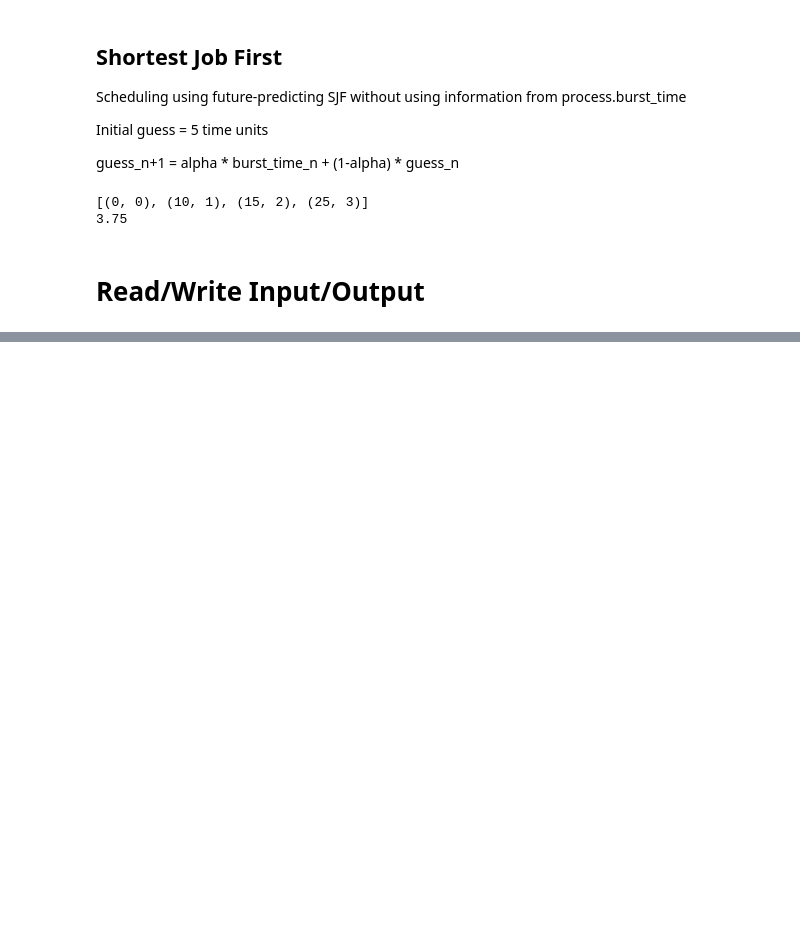
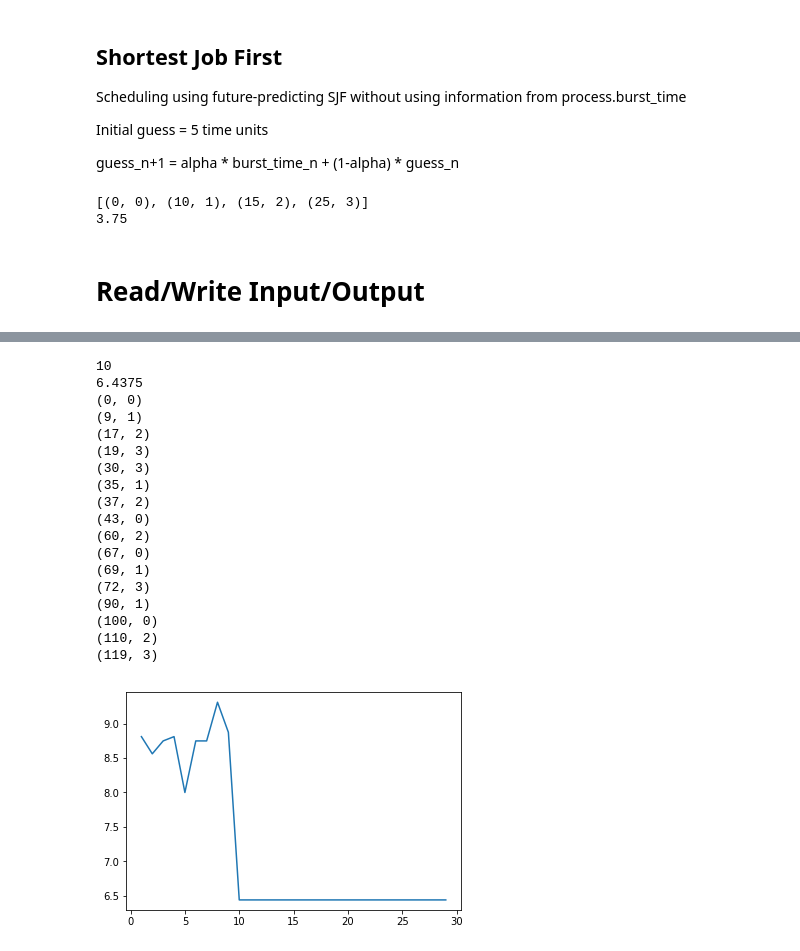
Before and after one commit to ackoroa/process_scheduling, a Jupyter notebook: process_scheduling.ipynb, the cells around one changed output, grey strips where cells are left out. Drawn from its saved outputs; the diff is of its cells as text; code cells hidden in the pictures; blank space fills up the shorter version.

```diff
--- a/process_scheduling.ipynb
+++ b/process_scheduling.ipynb
@@ -97,7 +103,7 @@ def RR_scheduling(process_list, time_quantum ):
             current_process = process_list[0]
             process_list = process_list[1:]
             current_time = current_process.arrive_time
-            schedule.append((current_time, current_process.id, 0))
+            schedule.append((current_time, current_process.id))
         else:
             # RR process queue
             prev_process = current_process
@@ -105,7 +111,7 @@ def RR_scheduling(process_list, time_quantum ):
             if current_process.id != prev_process.id:
                 prev_process.wait_start_time = current_time
                 waiting_time = waiting_time + current_time - current_process.wait_start_time
-                schedule.append((current_time, current_process.id, current_time - current_process.wait_start_time))
+                schedule.append((current_time, current_process.id))
 
         # If process finish early reclaim time, otherwise preempt at quanta
         process_time = min(
@@ -320,0 +339,39 @@ simulating SJF ----
+# %%
+q_range = range(1, 30)
+
+RR_avg_waiting_times = []
+min_avg_time = 10000000
+opt_q = -1
+opt_schedule = []
+for Q in q_range:
+    schedule, avg_waiting_time =  RR_scheduling(process_list,time_quantum = Q)
+    RR_avg_waiting_times.append(avg_waiting_time)
+    if min_avg_time > avg_waiting_time:
+        min_avg_time = avg_waiting_time
+        opt_q = Q
+        opt_schedule = schedule
+
+plt.plot(q_range, RR_avg_waiting_times)
+print opt_q
+print min_avg_time
+print '\n'.join(map(str, opt_schedule))
+# %% [output]
+10
+6.4375
+(0, 0)
+(9, 1)
+(17, 2)
+(19, 3)
+(30, 3)
+(35, 1)
+(37, 2)
+(43, 0)
+(60, 2)
+(67, 0)
+(69, 1)
+(72, 3)
+(90, 1)
+(100, 0)
+(110, 2)
+(119, 3)
+[figure, added]
```
Also changed, not shown: parts of 14 cells of this notebook, 2 other files.
